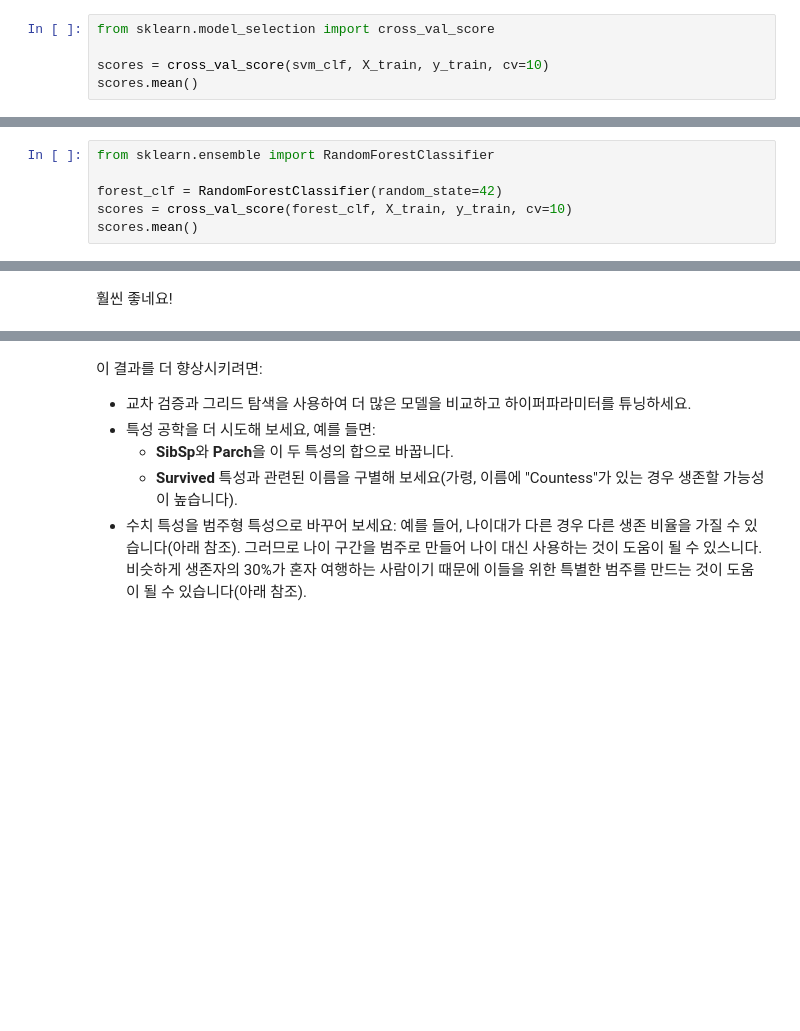
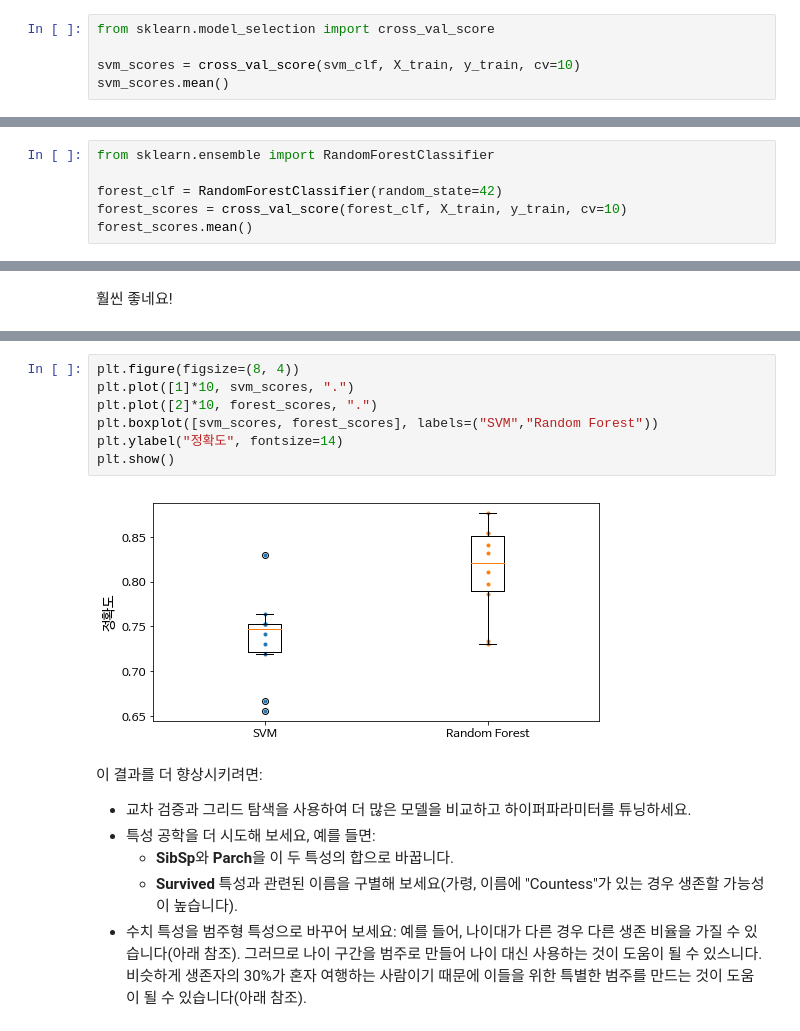
Before and after one commit to gocks8/deep_study, a Jupyter notebook: 03_classification.ipynb, the cells around one changed output, grey strips where cells are left out. Saved outputs shown, nothing was run; the diff lists cells and outputs as text; blank space fills up the shorter version.

Commit message:
연습문제 3번에 boxplot 추가

```diff
--- a/03_classification.ipynb
+++ b/03_classification.ipynb
@@ -1156,8 +1156,8 @@ y_pred = svm_clf.predict(X_test)
 # %%
 from sklearn.model_selection import cross_val_score
 
-scores = cross_val_score(svm_clf, X_train, y_train, cv=10)
-scores.mean()
+svm_scores = cross_val_score(svm_clf, X_train, y_train, cv=10)
+svm_scores.mean()
 # %% [output]
 0.7365250822835092
 # %% [markdown]
@@ -1168,8 +1168,8 @@ scores.mean()
 from sklearn.ensemble import RandomForestClassifier
 
 forest_clf = RandomForestClassifier(random_state=42)
-scores = cross_val_score(forest_clf, X_train, y_train, cv=10)
-scores.mean()
+forest_scores = cross_val_score(forest_clf, X_train, y_train, cv=10)
+forest_scores.mean()
 # %% [output]
 0.8115690614005221
 # %% [markdown]
@@ -1177,3 +1179,12 @@ scores.mean()
+# %%
+plt.figure(figsize=(8, 4))
+plt.plot([1]*10, svm_scores, ".")
+plt.plot([2]*10, forest_scores, ".")
+plt.boxplot([svm_scores, forest_scores], labels=("SVM","Random Forest"))
+plt.ylabel("정확도", fontsize=14)
+plt.show()
+# %% [output]
+[figure, added]
 # %% [markdown]
 이 결과를 더 향상시키려면:
 * 교차 검증과 그리드 탐색을 사용하여 더 많은 모델을 비교하고 하이퍼파라미터를 튜닝하세요.
```
Also changed, not shown: parts of 4 cells of this notebook.
